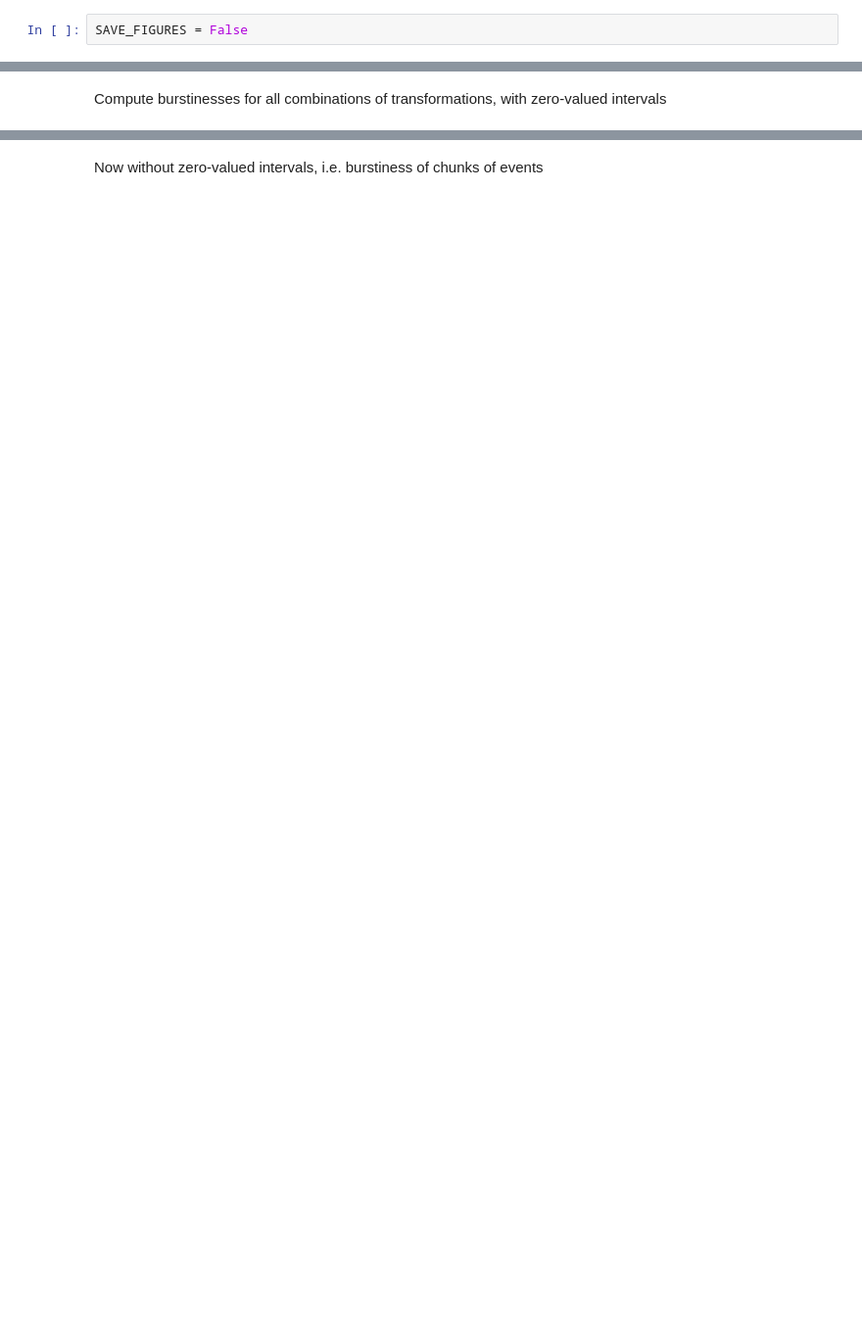
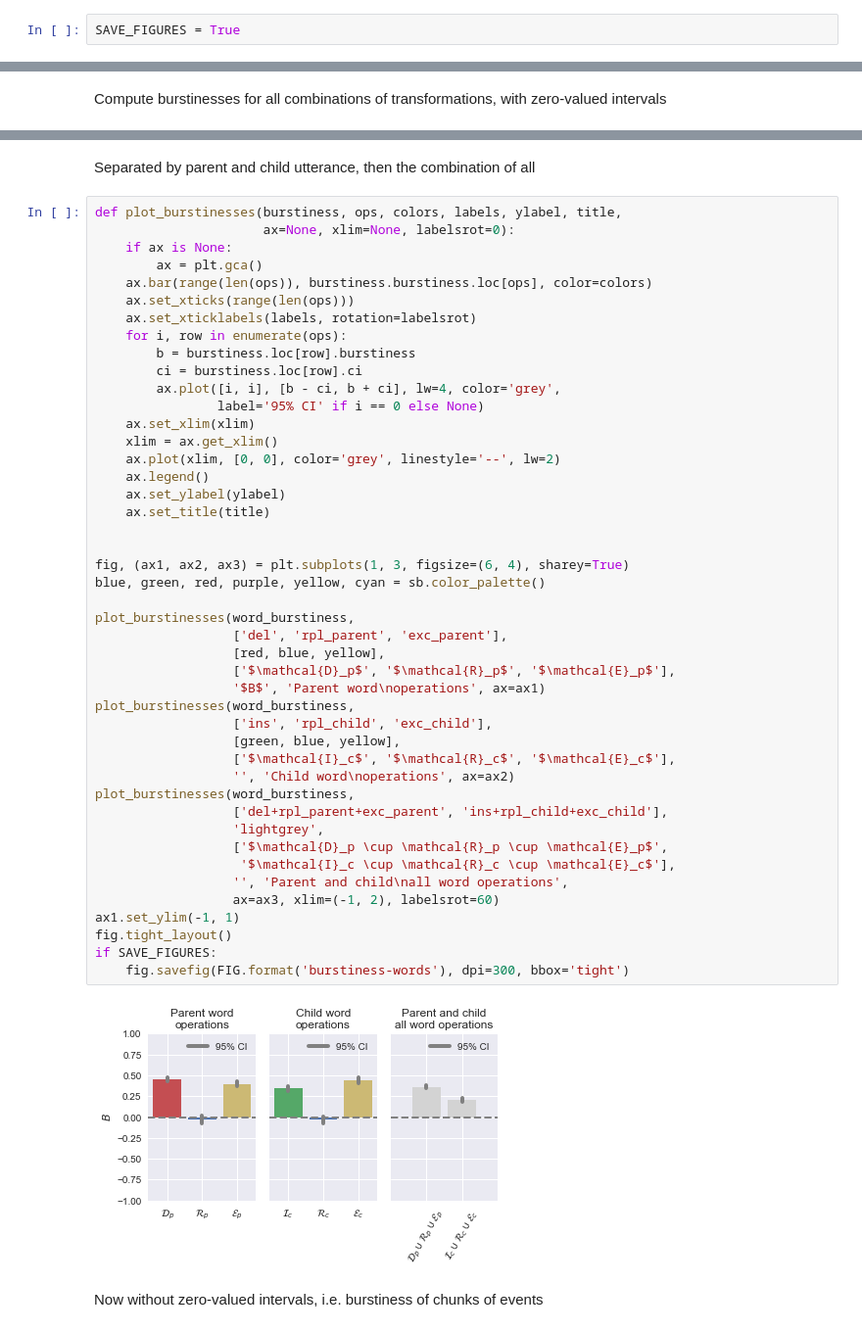
Before and after one commit to interpretation-experiment/analysis, a Jupyter notebook: notebooks/exp_3/model_exploration.ipynb, the cells around one changed output, grey strips where cells are left out. Shown at 98% size. Saved outputs shown, nothing was run; the diff lists cells and outputs as text; blank space fills up the shorter version.

```diff
--- a/notebooks/exp_3/model_exploration.ipynb
+++ b/notebooks/exp_3/model_exploration.ipynb
@@ -5,7 +5,7 @@
 # %% [markdown]
 Flags
 # %%
-SAVE_FIGURES = False
+SAVE_FIGURES = True
 # %% [markdown]
 Setup the database
 # %%
@@ -779,6 +784,55 @@ ax.legend()
 # %% [output]
 <matplotlib.legend.Legend at 0x...>
 [figure]
+# %% [markdown]
+Separated by parent and child utterance, then the combination of all
+# %%
+def plot_burstinesses(burstiness, ops, colors, labels, ylabel, title,
+                      ax=None, xlim=None, labelsrot=0):
+    if ax is None:
+        ax = plt.gca()
+    ax.bar(range(len(ops)), burstiness.burstiness.loc[ops], color=colors)
+    ax.set_xticks(range(len(ops)))
+    ax.set_xticklabels(labels, rotation=labelsrot)
+    for i, row in enumerate(ops):
+        b = burstiness.loc[row].burstiness
+        ci = burstiness.loc[row].ci
+        ax.plot([i, i], [b - ci, b + ci], lw=4, color='grey',
+                label='95% CI' if i == 0 else None)
+    ax.set_xlim(xlim)
+    xlim = ax.get_xlim()
+    ax.plot(xlim, [0, 0], color='grey', linestyle='--', lw=2)
+    ax.legend()
+    ax.set_ylabel(ylabel)
+    ax.set_title(title)
+
+
+fig, (ax1, ax2, ax3) = plt.subplots(1, 3, figsize=(6, 4), sharey=True)
+blue, green, red, purple, yellow, cyan = sb.color_palette()
+
+plot_burstinesses(word_burstiness,
+                  ['del', 'rpl_parent', 'exc_parent'],
+                  [red, blue, yellow],
+                  ['$\mathcal{D}_p$', '$\mathcal{R}_p$', '$\mathcal{E}_p$'],
+                  '$B$', 'Parent word\noperations', ax=ax1)
+plot_burstinesses(word_burstiness,
+                  ['ins', 'rpl_child', 'exc_child'],
+                  [green, blue, yellow],
+                  ['$\mathcal{I}_c$', '$\mathcal{R}_c$', '$\mathcal{E}_c$'],
+                  '', 'Child word\noperations', ax=ax2)
+plot_burstinesses(word_burstiness,
+                  ['del+rpl_parent+exc_parent', 'ins+rpl_child+exc_child'],
+                  'lightgrey',
+                  ['$\mathcal{D}_p \cup \mathcal{R}_p \cup \mathcal{E}_p$',
+                   '$\mathcal{I}_c \cup \mathcal{R}_c \cup \mathcal{E}_c$'],
+                  '', 'Parent and child\nall word operations',
+                  ax=ax3, xlim=(-1, 2), labelsrot=60)
+ax1.set_ylim(-1, 1)
+fig.tight_layout()
+if SAVE_FIGURES:
+    fig.savefig(FIG.format('burstiness-words'), dpi=300, bbox='tight')
+# %% [output]
+[figure, added]
 # %% [markdown]
 Now without zero-valued intervals, i.e. burstiness of chunks of events
 # %%
```
Also changed, not shown: parts of 42 cells of this notebook, 2 other files.
